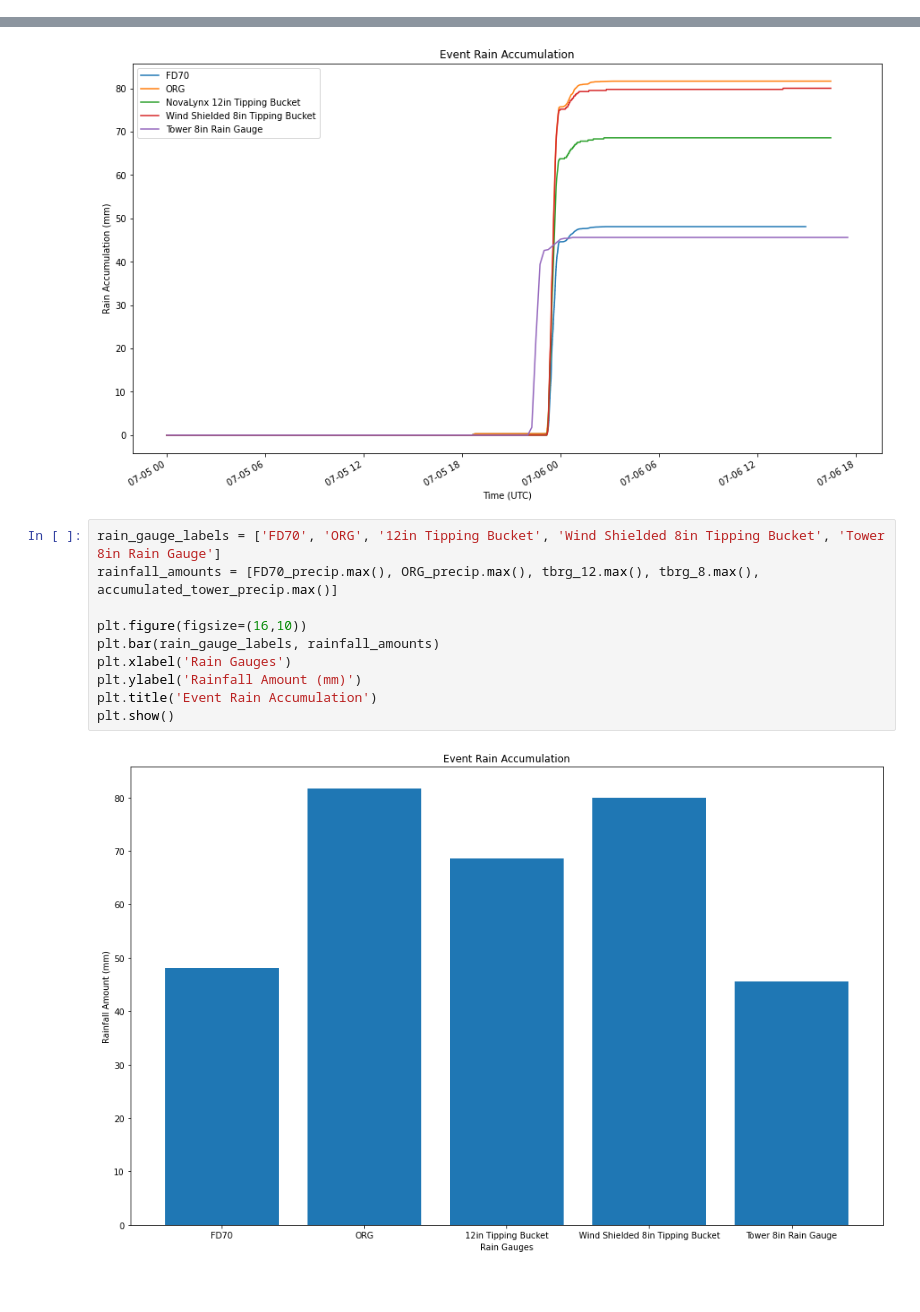
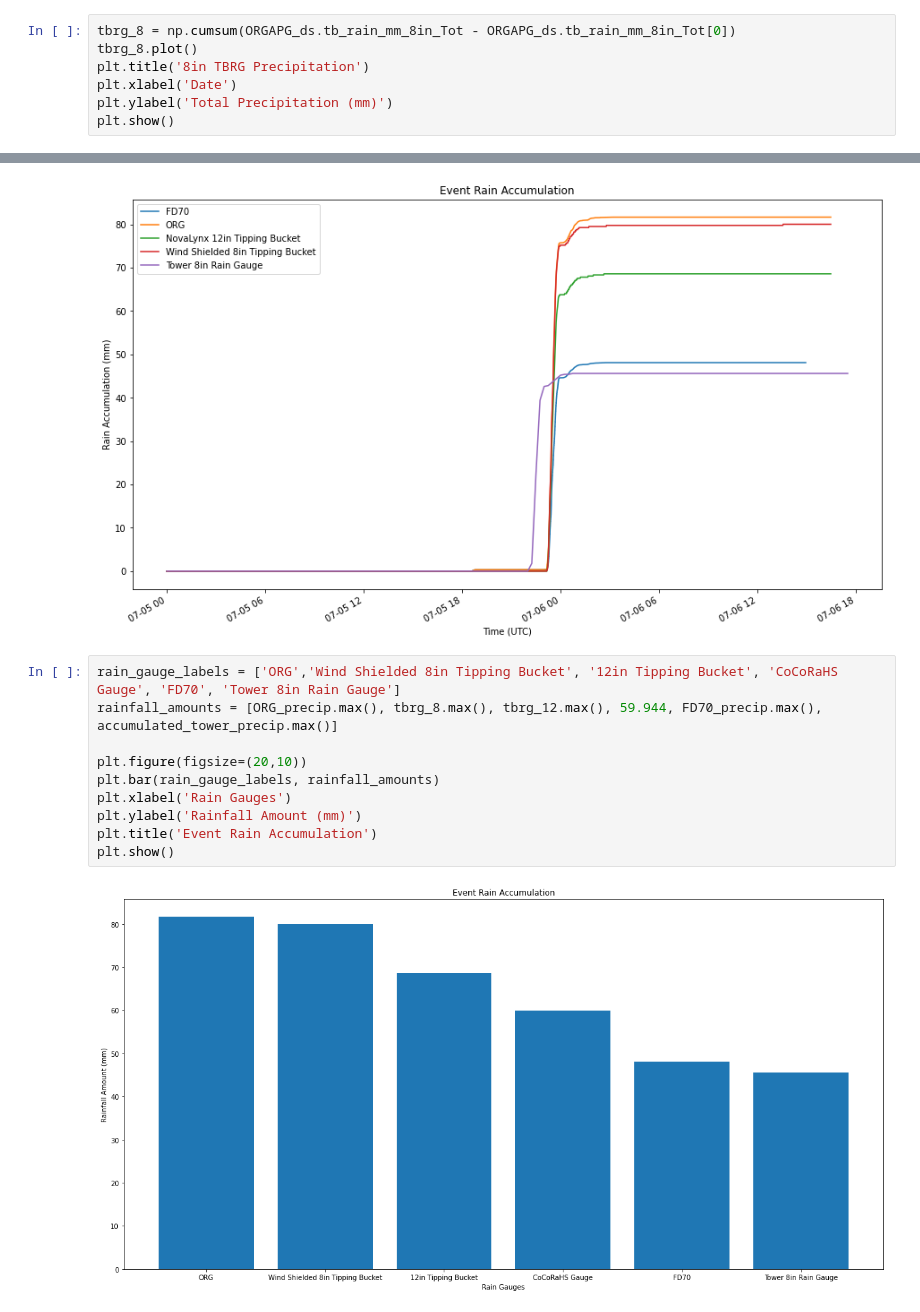
Before and after one commit to EVS-ATMOS/rain-gauge-quality, a Jupyter notebook: notebooks/0705_casestudy.ipynb, the cells around one changed output, grey strips where cells are left out. Drawn from its saved outputs; the diff is of its cells as text; blank space fills up the shorter version.

```diff
--- a/notebooks/0705_casestudy.ipynb
+++ b/notebooks/0705_casestudy.ipynb
@@ -71,0 +69,7 @@ plt.show()
+# %%
+tbrg_8 = np.cumsum(ORGAPG_ds.tb_rain_mm_8in_Tot - ORGAPG_ds.tb_rain_mm_8in_Tot[0])
+tbrg_8.plot()
+plt.title('8in TBRG Precipitation')
+plt.xlabel('Date')
+plt.ylabel('Total Precipitation (mm)')
+plt.show()
@@ -129,14 +135,14 @@ plt.show()
 # %% [output]
 [figure]
 # %%
-rain_gauge_labels = ['FD70', 'ORG', '12in Tipping Bucket', 'Wind Shielded 8in Tipping Bucket', 'Tower 8in Rain Gauge']
-rainfall_amounts = [FD70_precip.max(), ORG_precip.max(), tbrg_12.max(), tbrg_8.max(), accumulated_tower_precip.max()]
+rain_gauge_labels = ['ORG','Wind Shielded 8in Tipping Bucket', '12in Tipping Bucket', 'CoCoRaHS Gauge', 'FD70', 'Tower 8in Rain Gauge']
+rainfall_amounts = [ORG_precip.max(), tbrg_8.max(), tbrg_12.max(), 59.944, FD70_precip.max(), accumulated_tower_precip.max()]
 
-plt.figure(figsize=(16,10))
+plt.figure(figsize=(20,10))
 plt.bar(rain_gauge_labels, rainfall_amounts)
 plt.xlabel('Rain Gauges')
 plt.ylabel('Rainfall Amount (mm)')
 plt.title('Event Rain Accumulation')
 plt.show()
 # %% [output]
-[figure, old version]
+[figure, new version]
```
Also changed, not shown: parts of 4 cells of this notebook, 1 other file.
